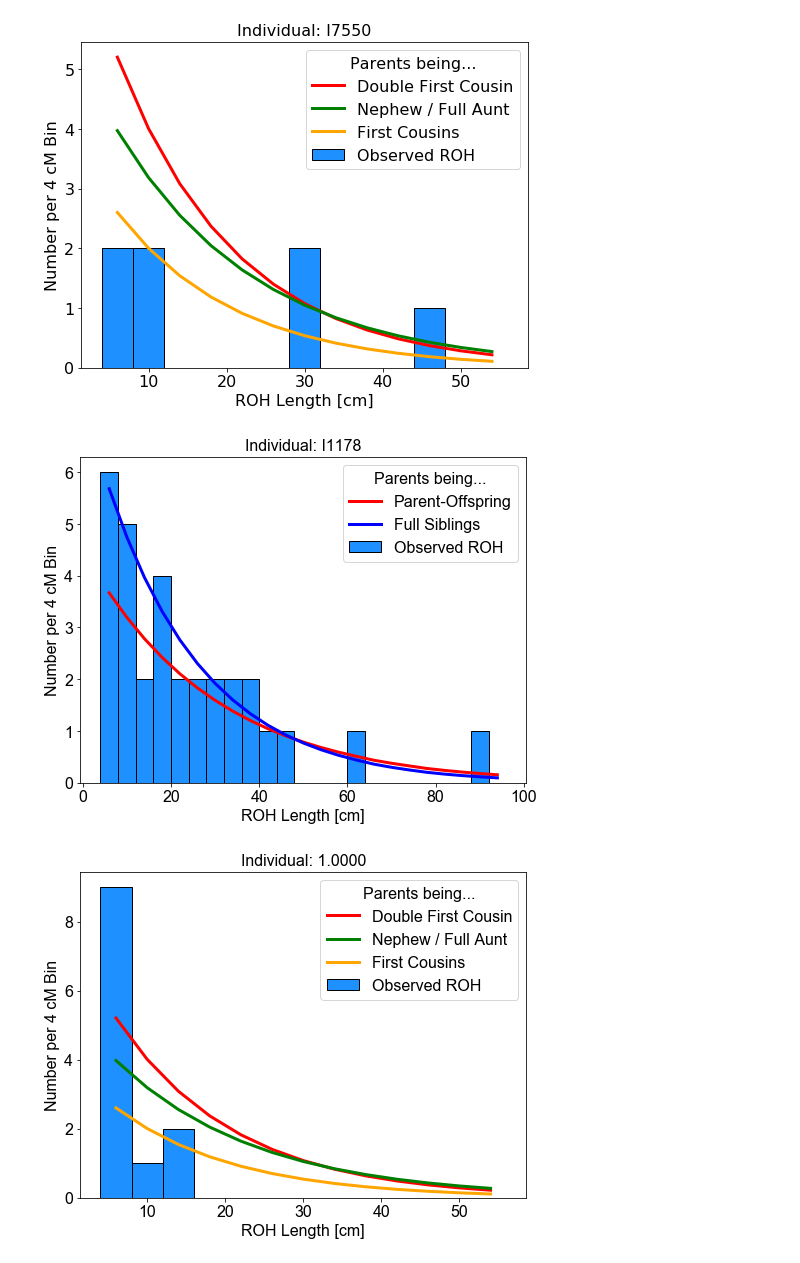
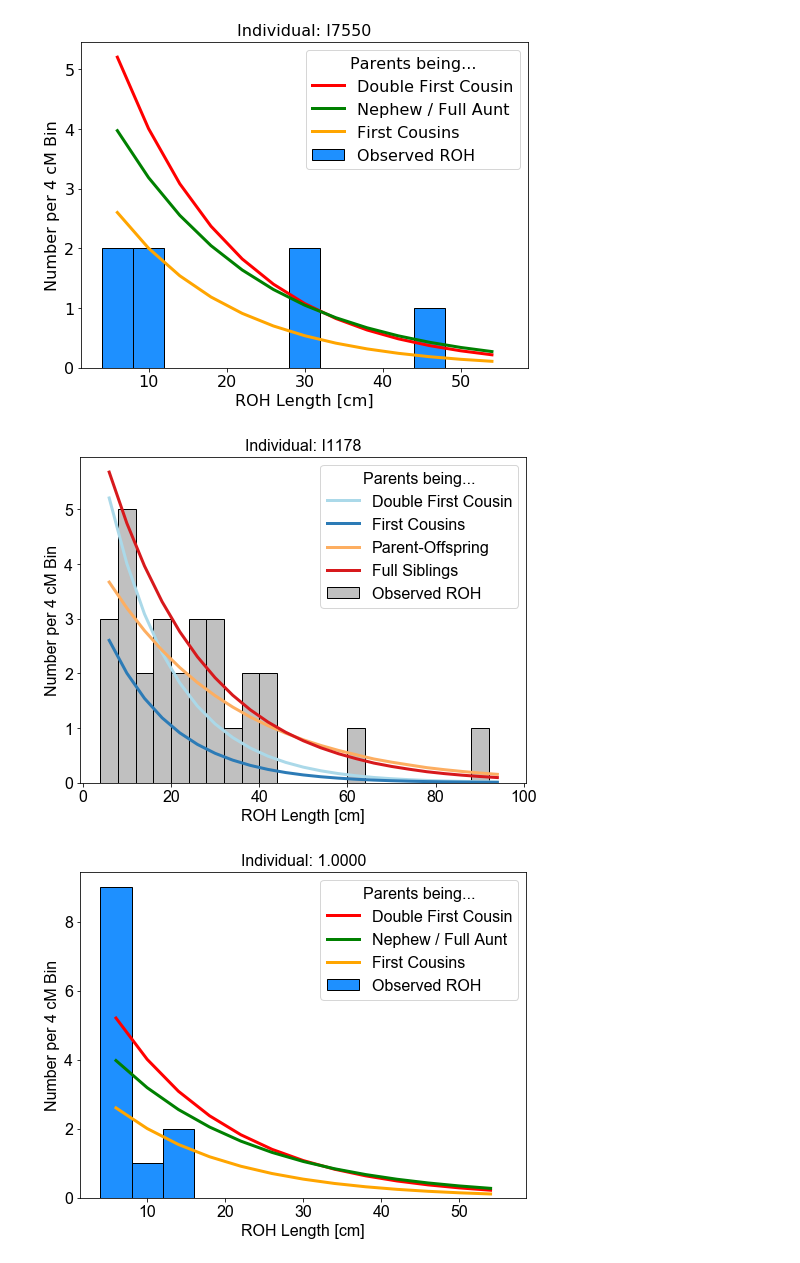
Before and after one commit to hringbauer/hapROH, a Jupyter notebook: Notebooks/Figures/plotIndividualROH.ipynb, the cells around one changed output. Cells and saved outputs as stored; diff of their text form; code cells hidden in the pictures.

Commit message:
Additional Reich Samples

```diff
--- a/Notebooks/Figures/plotIndividualROH.ipynb
+++ b/Notebooks/Figures/plotIndividualROH.ipynb
@@ -293,14 +293,14 @@ def plot_pde_indivdiual(iid="MA89", min_cm=4, snp_cm=50, bw_cm=4, kde_plot=False
     fs = 16
 
     plt.figure(figsize=(8,6))
-    plt.hist(df_roh["lengthM"]*100, bins=bins, ec="k", fc="dodgerblue", label="Observed ROH")
+    plt.hist(df_roh["lengthM"]*100, bins=bins, ec="k", fc="silver", label="Observed ROH")
 
-    #plt.plot(bin_mean, bw_cm * block_pdf2/100, c="red", label="Double First Cousin", lw=3) # Plot Density Per cM (adjusted for bin width)
+    plt.plot(bin_mean, bw_cm * block_pdf2/100, c="#abd9e9", label="Double First Cousin", lw=3) # Plot Density Per cM (adjusted for bin width)
     #plt.plot(bin_mean, bw_cm * block_pdf3/100, c="green", label="Nephew / Full Aunt", lw=3) # Plot Density Per cM (adjusted for bin width)
-    #plt.plot(bin_mean, bw_cm * block_pdf1/100, c="orange", label="First Cousins", lw=3) # Plot Density Per cM (adjusted for bin width)
+    plt.plot(bin_mean, bw_cm * block_pdf1/100, c="#2c7bb6", label="First Cousins", lw=3) # Plot Density Per cM (adjusted for bin width)
 
-    plt.plot(bin_mean, bw_cm * block_pdf4/100, c="red", label="Parent-Offspring", lw=3) # Plot Density Per cM (adjusted for bin width)
-    plt.plot(bin_mean, bw_cm * block_pdf5/100, c="blue", label="Full Siblings", lw=3) # Plot Density Per cM (adjusted for bin width)
+    plt.plot(bin_mean, bw_cm * block_pdf4/100, c="#fdae61", label="Parent-Offspring", lw=3) # Plot Density Per cM (adjusted for bin width)
+    plt.plot(bin_mean, bw_cm * block_pdf5/100, c="#d7191c", label="Full Siblings", lw=3) # Plot Density Per cM (adjusted for bin width)
 
     if kde_plot==True:
         plt.plot(bin_mean, bw_cm * kde(bin_mean) * len(df_roh), "k--", label="KDE of observed ROH", lw=2)
@@ -330,9 +330,9 @@ plot_pde_indivdiual(iid="I7550", min_cm=3, bw_cm=4, kde_plot=False, plotlim=[4,
 [figure]
 # %%
 plot_pde_indivdiual(iid="I1178", min_cm=3, bw_cm=4, kde_plot=False, plotlim=[4, 100], gap=1.0,
-                    savepath="", folder="./Empirical/Eigenstrat/Reichall/", prefix_out="") # ./figures/antonio_share/RMPR-1015_hist.pdf
+                    savepath="", folder="./Empirical/Eigenstrat/Reichall/final/", prefix_out="") # ./figures/antonio_share/RMPR-1015_hist.pdf
 # %% [output]
-[figure, old version]
+[figure, new version]
 # %%
 plot_pde_indivdiual(iid="1.0000", min_cm=3, bw_cm=4, kde_plot=False, plotlim=[4, 60], gap=0.5,
                     savepath="", folder="./Empirical/1240k/SA_Readcounts/Downsample_Ust_Ishim/", prefix_out="")
```
Also changed, not shown: parts of 2 cells of this notebook, 11 other files.
